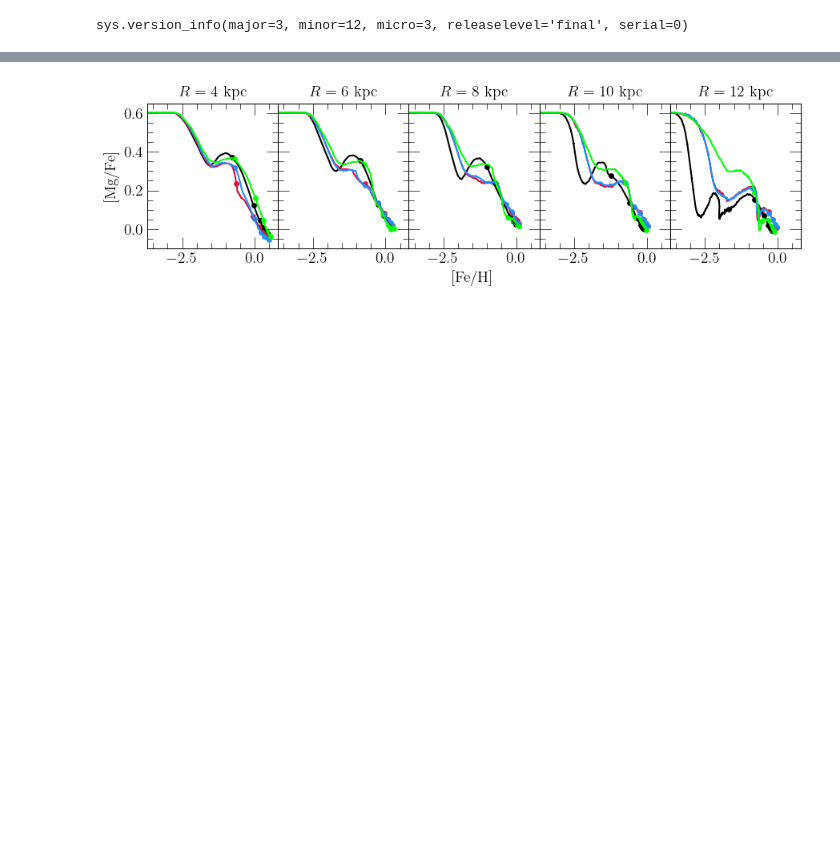
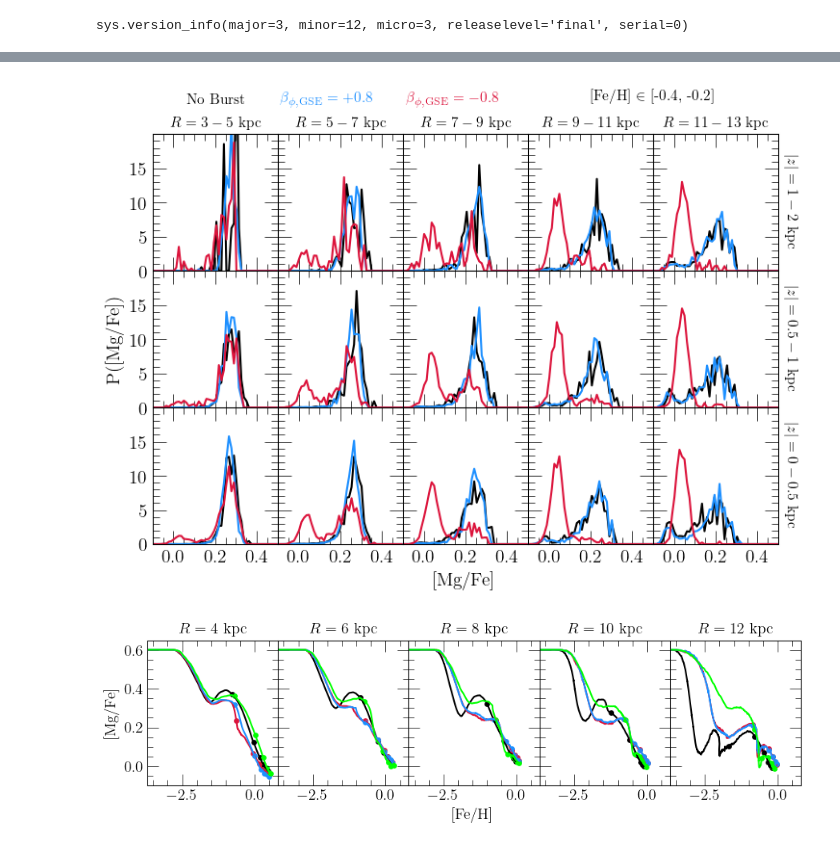
Before and after one commit to giganano/merger-flows, a Jupyter notebook: notebooks/afe-feh.ipynb, the cells around one changed output, grey strips where cells are left out. Drawn from its saved outputs; the diff is of its cells as text; code cells hidden in the pictures; blank space fills up the shorter version.

```diff
--- a/notebooks/afe-feh.ipynb
+++ b/notebooks/afe-feh.ipynb
@@ -14,3 +110,78 @@ sys.version_info(major=3, minor=12, micro=3, releaselevel='final', serial=0)
+# %%
+COLORS = ["black", "dodgerblue", "crimson"]
+RADII = [[3, 5], [5, 7], [7, 9], [9, 11], [11, 13]]
+ZHEIGHTS = [[1, 2], [0.5, 1], [0, 0.5]] # backwards to put high |z| at the top
+LABELS = ["No Burst", r"$\beta_{\phi,\text{GSE}} = +0.8$", r"$\beta_{\phi,\text{GSE}} = -0.8$"]
+FEH_ERR = 0.0087
+MGFE_ERR = 0.017
+FEH_MIN = -0.4
+FEH_MAX = -0.2
+
+fig, axes = plt.subplots(nrows = len(ZHEIGHTS), ncols = len(RADII), figsize = (7.5, 5.5), sharex = True, sharey = True)
+axes[0][0].set_xlim([-0.1, 0.5])
+axes[0][0].set_ylim([0, 20])
+axes[0][0].set_xticks([0, 0.2, 0.4])
+axes[0][0].set_yticks([0, 5, 10, 15])
+axes[2][2].set_xlabel(r"[Mg/Fe]")
+axes[1][0].set_ylabel(r"P([Mg/Fe])")
+for i in range(len(RADII)):
+    axes[0][i].set_title(r"$R = %d - %d$ kpc" % (RADII[i][0], RADII[i][1]), fontsize = 11)
+for i in range(len(ZHEIGHTS)):
+    axes[i][-1].yaxis.set_label_position("right")
+    axes[i][-1].set_ylabel(r"$\left|z\right| = %g - %g$ kpc" % (ZHEIGHTS[i][0], ZHEIGHTS[i][1]),
+        fontsize = 11, rotation = 270, labelpad = 15)
+
+def plot_distributions(ax, output, rmin, rmax, abszmin, abszmax, fehmin, fehmax, zone_width = 0.1, **kwargs):
+    stars = output.stars.filter(
+        "zone_final", ">=", int(rmin / zone_width)).filter(
+        "zone_final", "<=", int(rmax / zone_width) - 1).filter(
+        "absz", ">=", abszmin).filter(
+        "absz", "<=", abszmax).filter(
+        "[fe/h]", ">=", fehmin).filter(
+        "[fe/h]", "<=", fehmax).filter(
+        "mass", ">=", 1)
+    err_feh = np.random.normal(scale = FEH_ERR, size = len(stars["mass"]))
+    err_mgfe = np.random.normal(scale = MGFE_ERR, size = len(stars["mass"]))
+    for i in range(len(stars["mass"])):
+        stars["[fe/h]"][i] += err_feh[i]
+        stars["[mg/fe]"][i] += err_mgfe[i]
+    hist, bins = np.histogram(stars["[mg/fe]"], bins = 50, range = ax.get_xlim(),
+        weights = stars["mass"], density = True)
+    xvals = [(a + b) / 2 for a, b in zip(bins[:-1], bins[1:])]
+    if "s" in kwargs.keys(): del kwargs["s"]
+    ax.plot(xvals, hist, **kwargs)
+
+for i in range(len(outputs)):
+    for j in range(len(RADII)):
+        for k in range(len(ZHEIGHTS)):
+            kwargs = {
+                "s": 0.5,
+                "c": named_colors()[COLORS[i]],
+                "label": LABELS[i]
+            }
+            plot_distributions(axes[k][j], outputs[i], *RADII[j], *ZHEIGHTS[k], FEH_MIN, FEH_MAX, **kwargs)
+
+axes[0][3].text(0.2, 1.25 * axes[0][0].get_ylim()[1], r"[Fe/H] $\in$ [%g, %g]" % (FEH_MIN, FEH_MAX), fontsize = 11)
+
+kwargs = {
+    "loc": mpl_loc("lower center"),
+    "bbox_to_anchor": (0.5, 1.1),
+    "ncol": 3,
+    "handlelength": 0,
+    "fontsize": 11
+}
+leg = axes[0][1].legend(**kwargs)
+fancy_legend(leg, COLORS)
+
+plt.tight_layout()
+plt.subplots_adjust(hspace = 0, wspace = 0)
+for ext in ["pdf", "jpeg"]:
+    kwargs = {}
+    if ext == "jpeg": kwargs["dpi"] = 200
+    plt.savefig("./afe-feh/galactic-regions-dists-prograde-vs-retrograde.%s" % (ext), **kwargs)
+plt.show()
+# %% [output]
+[figure, added]
 # %%
 # noburst = vice.output("../outputs/expifr/amd_betaphiin0p8")
 # burst = vice.output("../outputs/expifr_gse/massratio3-tacc3p2-gsechem")
```
Also changed, not shown: parts of 3 cells of this notebook, 8 other files.
